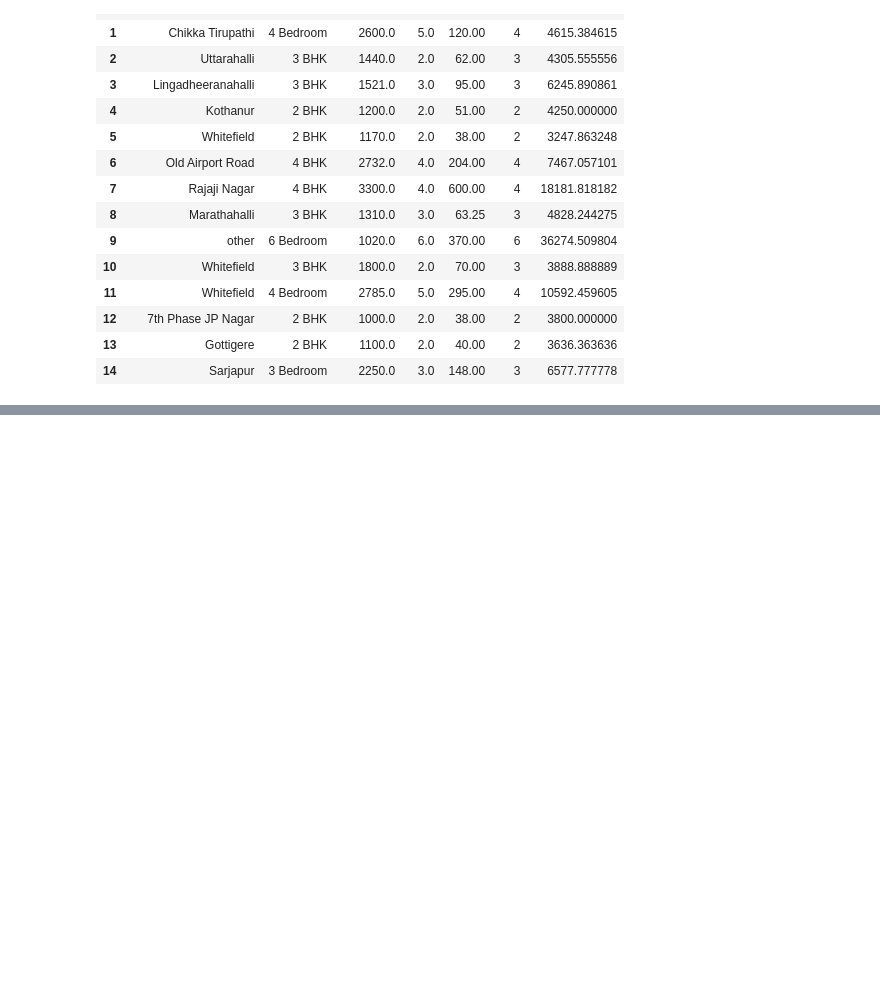
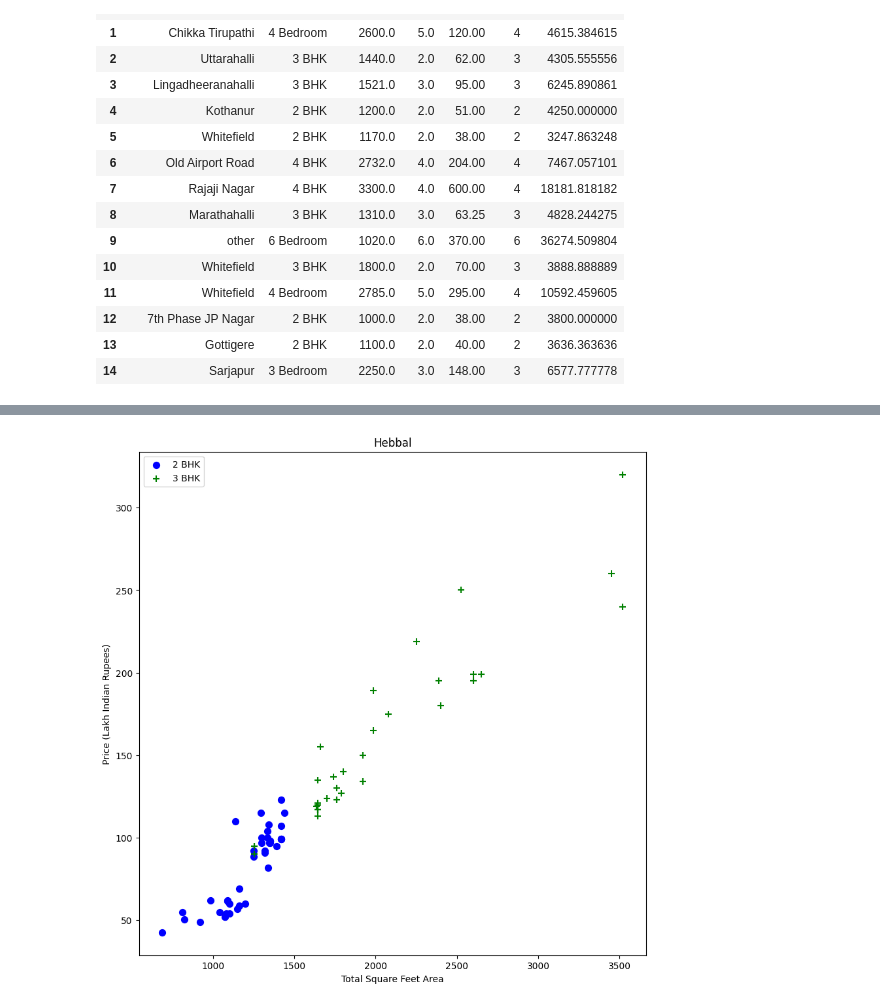
Before and after one commit to Jay-talera/Banglore-Real-Estate-Price-Prediction, a Jupyter notebook: House_price.ipynb, the cells around one changed output, grey strips where cells are left out. Cells and saved outputs as stored; diff of their text form; code cells hidden in the pictures; blank space fills up the shorter version.

```diff
--- a/House_price.ipynb
+++ b/House_price.ipynb
@@ -270,0 +367,4 @@ df5.head(15)
+# %%
+plot_scatter_chart(df8,"Hebbal")
+# %% [output]
+[figure, added]
```
Also changed, not shown: parts of 18 cells of this notebook.
